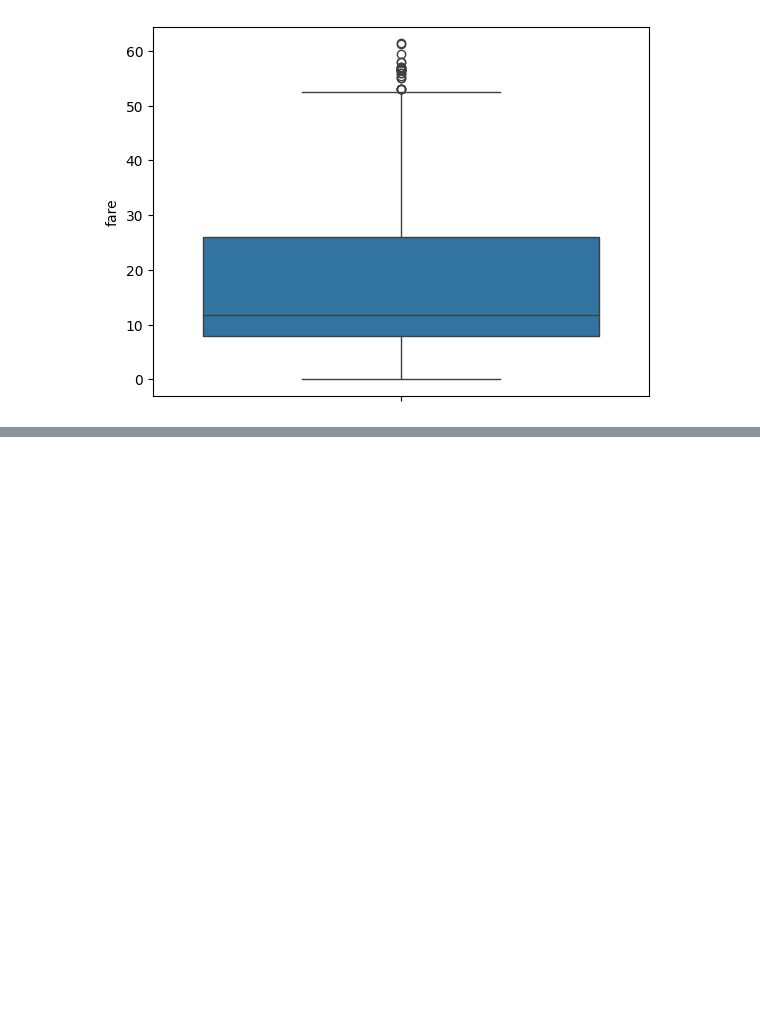
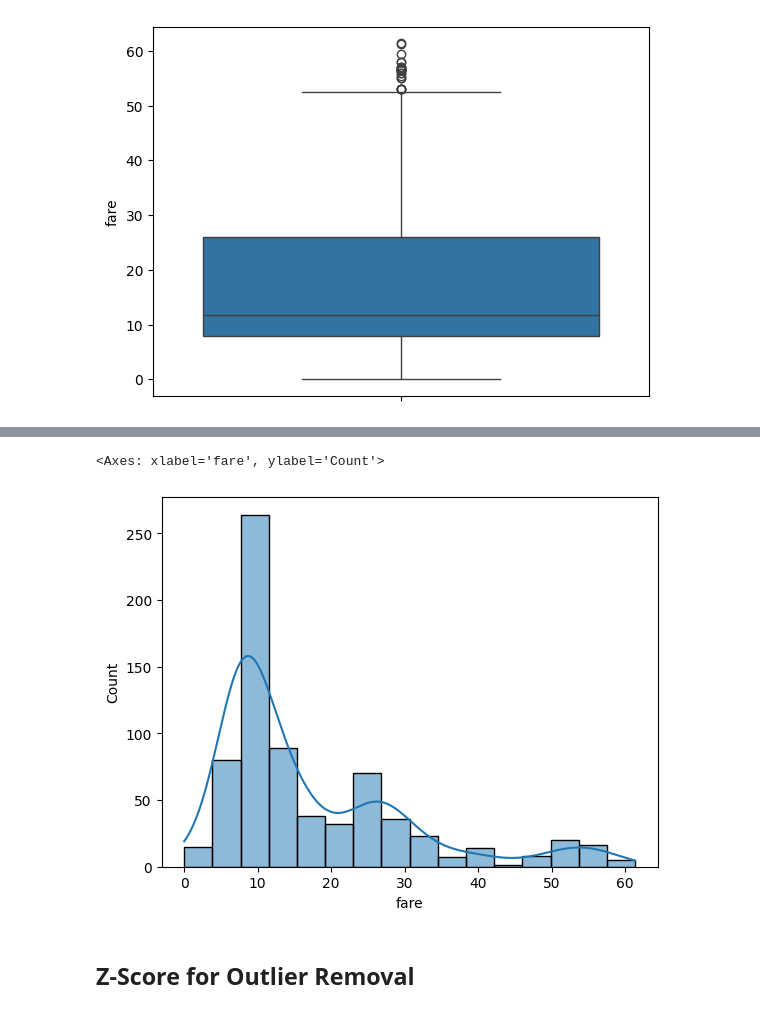
Before and after one commit to saadkhalidabbasi/Data-Science-Notes, a Jupyter notebook: Data_Wrangling_from_Zero_to_Pro.ipynb, the cells around one changed output, grey strips where cells are left out. Saved outputs shown, nothing was run; the diff lists cells and outputs as text; code cells hidden in the pictures; blank space fills up the shorter version.

```diff
--- a/Data_Wrangling_from_Zero_to_Pro.ipynb
+++ b/Data_Wrangling_from_Zero_to_Pro.ipynb
@@ -185,0 +193,8 @@ sns.boxplot(df,y='fare')
+# %%
+# Similarly for the Fare .
+sns.histplot(data=df,x='fare',kde=1)
+# %% [output]
+<Axes: xlabel='fare', ylabel='Count'>
+[figure, added]
+# %% [markdown]
+## **Z-Score for Outlier Removal**
```
Also changed, not shown: parts of 5 cells of this notebook.
